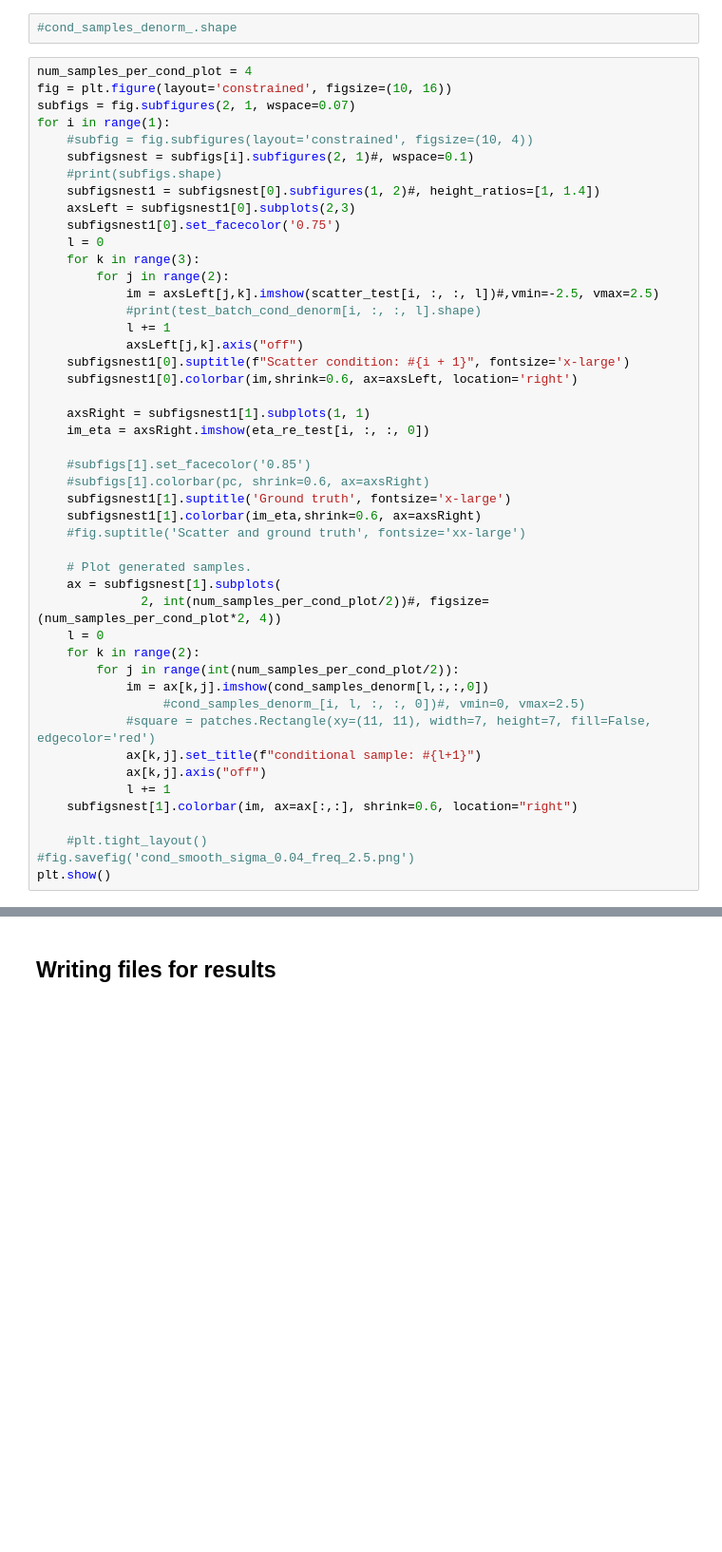
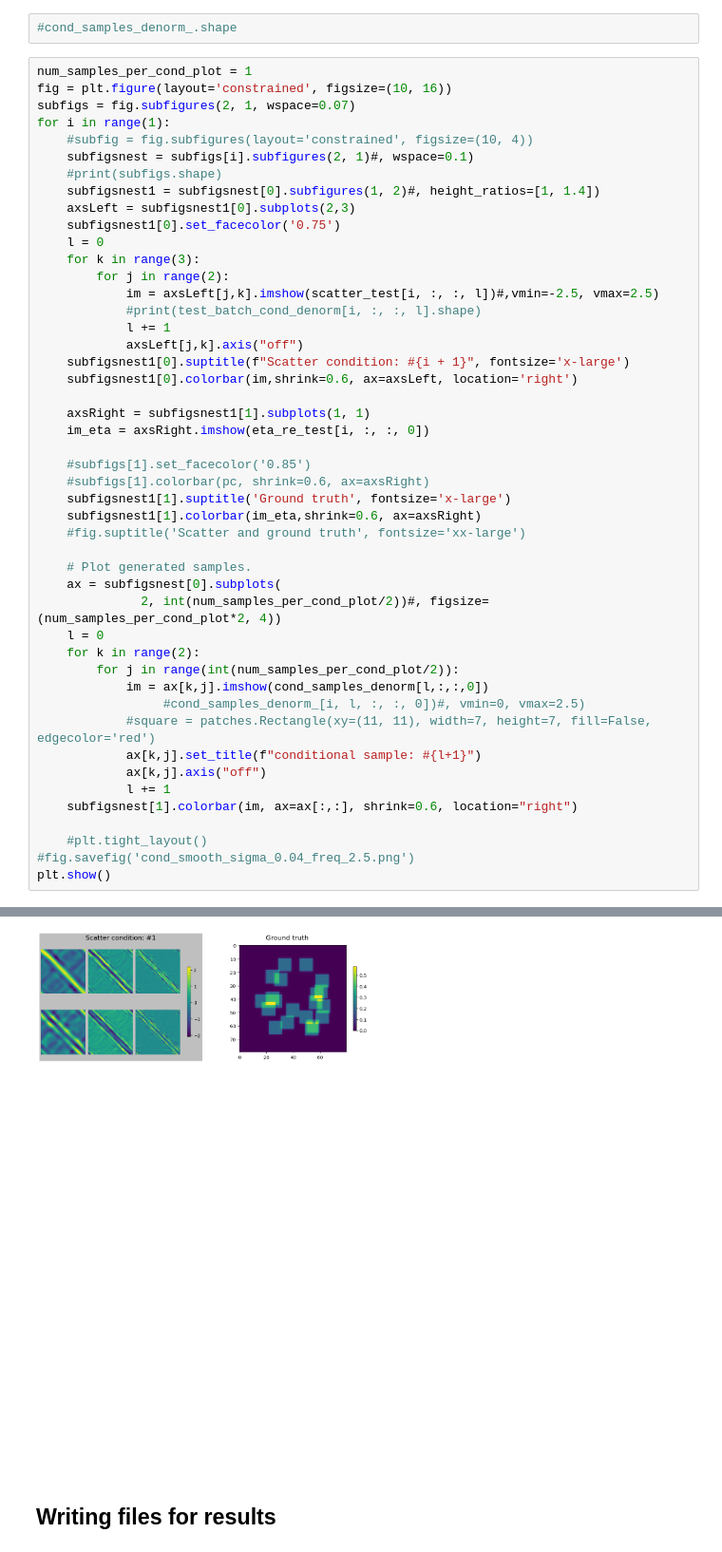
Before and after one commit to maguerrap/Inverse_Scattering, a Jupyter notebook: Notebooks/guided_diffusion_conditional.ipynb, the cells around one changed output, grey strips where cells are left out. Shown at 95% size. Drawn from its saved outputs; the diff is of its cells as text; blank space fills up the shorter version.

```diff
--- a/Notebooks/guided_diffusion_conditional.ipynb
+++ b/Notebooks/guided_diffusion_conditional.ipynb
@@ -644,7 +645,7 @@ plt.imshow(cond_samples_all[0,:,:,0])
 # %%
 #cond_samples_denorm_.shape
 # %%
-num_samples_per_cond_plot = 4
+num_samples_per_cond_plot = 1
 fig = plt.figure(layout='constrained', figsize=(10, 16))
 subfigs = fig.subfigures(2, 1, wspace=0.07)
 for i in range(1):
@@ -674,7 +675,7 @@ for i in range(1):
     #fig.suptitle('Scatter and ground truth', fontsize='xx-large')
 
     # Plot generated samples.
-    ax = subfigsnest[1].subplots(
+    ax = subfigsnest[0].subplots(
               2, int(num_samples_per_cond_plot/2))#, figsize=(num_samples_per_cond_plot*2, 4))
     l = 0
     for k in range(2):
@@ -690,3 +691,4 @@ for i in range(1):
     #plt.tight_layout()
 #fig.savefig('cond_smooth_sigma_0.04_freq_2.5.png')
 plt.show()
+# %% [output]
@@ -693,3 +696,4 @@ plt.show()
+[figure, added]
 # %% [markdown]
 ## Writing files for results
 # %%
```
Also changed, not shown: parts of 22 cells of this notebook.
